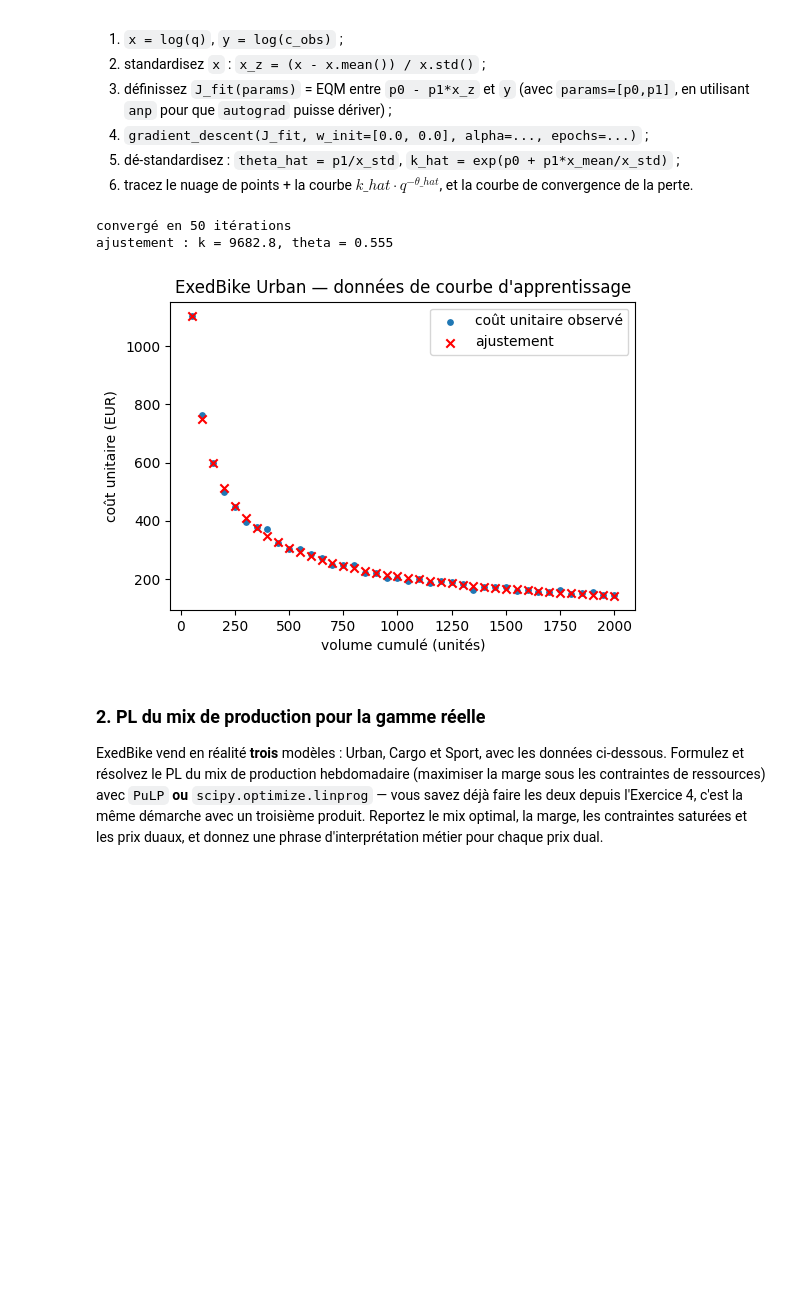
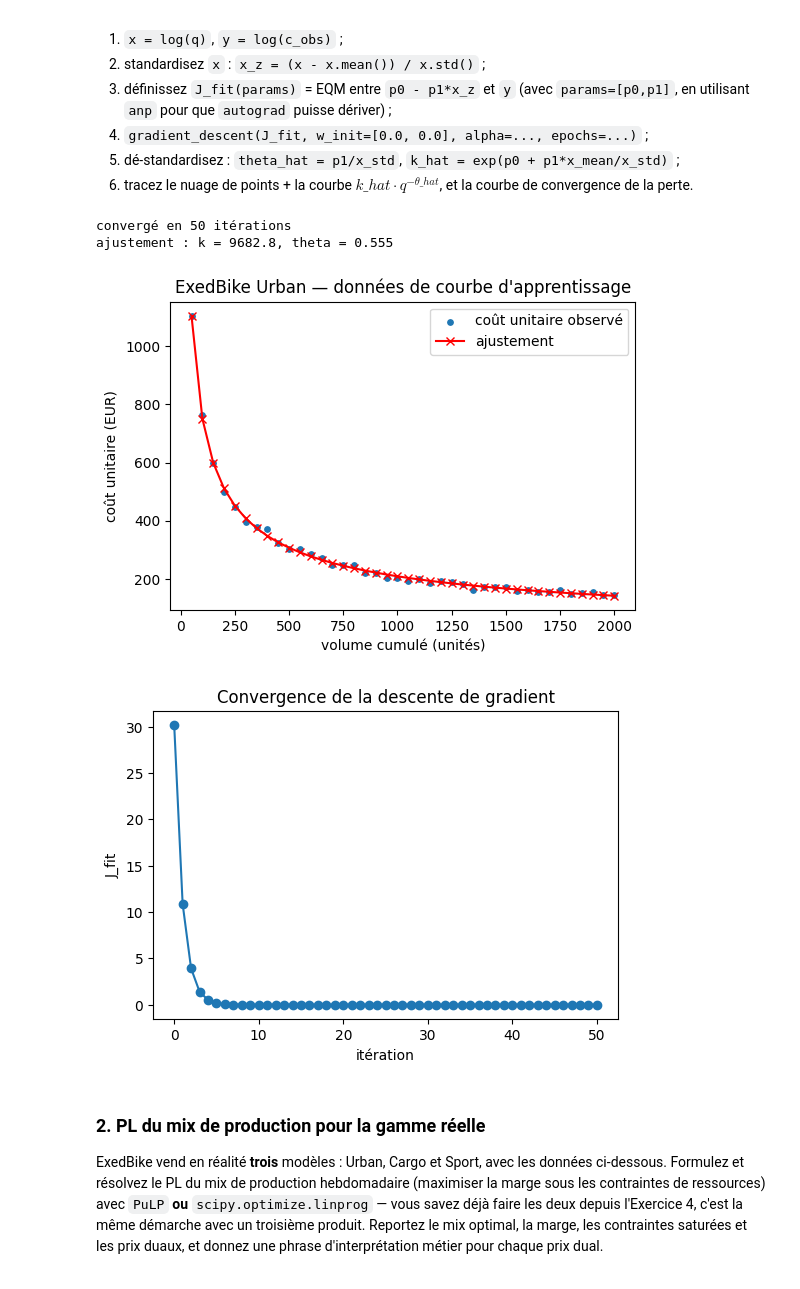
Before and after one commit to neuronexed/Optimisation-S1-LP, a Jupyter notebook: Seance1_TP1_optimisation_continue_lineaire-BERNERD.ipynb, the cells around one changed output. Cells and saved outputs as stored; diff of their text form; code cells hidden in the pictures; blank space fills up the shorter version.

```diff
--- a/Seance1_TP1_optimisation_continue_lineaire-BERNERD.ipynb
+++ b/Seance1_TP1_optimisation_continue_lineaire-BERNERD.ipynb
@@ -252,0 +301,23 @@ Nesterov              :   83 itérations -> w* = [ 1. -2.]
+# %%
+# paramétrage alpha = 0,02 et Beta = 0,8
+# Comparaison des méthodes de descente de gradient sur J_quad_3 et J_quad_30
+results_2 = {}
+for name, fn in [
+    ("Gradient J_quad_3", lambda: gradient_descent(J_quad_3, [4.0, 3.0], 0.02, 500, eps=1e-6)),
+    ("Momentum J_quad_3", lambda: momentum_gd(J_quad_3, [4.0, 3.0], 0.02, 0.8, 500, eps=1e-6)),
+    ("Nesterov J_quad_3", lambda: momentum_gd(J_quad_3, [4.0, 3.0], 0.02, 0.8, 500, eps=1e-6, nesterov=True)),
+    ("Gradient J_quad_30", lambda: gradient_descent(J_quad_30, [4.0, 3.0], 0.02, 500, eps=1e-6)),
+    ("Momentum J_quad_30", lambda: momentum_gd(J_quad_30, [4.0, 3.0], 0.02, 0.8, 500, eps=1e-6)),
+    ("Nesterov J_quad_30", lambda: momentum_gd(J_quad_30, [4.0, 3.0], 0.02, 0.8, 500, eps=1e-6, nesterov=True))
+]:
+    w_star, hist = fn()
+    results_2[name] = len(hist) - 1
+    print(f"{name:22s}: {len(hist)-1:4d} itérations -> w* = {np.round(w_star, 4)}")
+
+plt.figure()
+plt.bar(results_2.keys(), results_2.values(), color=["#5B7FB5", "#E3946A", "#8CB369"])
+plt.xticks(rotation=30, ha="right")
+plt.tight_layout()
+plt.ylabel("itérations pour converger")
+plt.title("Effet de l'accélération (alpha=0.02)")
+plt.show()
@@ -515,40 +606,51 @@ Ajustez $(\log k, \theta)$ en minimisant l'erreur quadratique moyenne **avec vot
 x = np.log(q)
 y = np.log(c_obs)
 
-# ... standardisation, J_fit, gradient_descent, dé-standardisation ...
+# standardisation
 x_z = (x - x.mean()) / x.std()
 
+#J_fit
 def J_fit(params):
     [p0, p1] = params
     y_hat = p0 - p1 * x_z
     return np.mean((y - y_hat)**2)
 
 # Appelle de la fonction gradient de J_fit
 g = grad(J_fit)
 
 # Test de la descente de gradient sur J1d
 params_check, hist = gradient_descent(J_fit, w_init=[0.0, 0.0], alpha=0.2, epochs=100, eps=1e-10)
+
+#dé-standardisation
 theta_hat = params_check[1] / x.std()
 k_hat = np.exp(params_check[0] + theta_hat * x.mean())
 
 
 print(f"convergé en {len(hist)-1} itérations")
 print(f"ajustement : k = {k_hat:.1f}, theta = {theta_hat:.3f}")
 
-# ... graphiques (nuage + ajustement, courbe de convergence) ...
+# Graphiques (nuage + ajustement, courbe de convergence) ...
 plt.figure()
 plt.scatter(q, c_obs, s=15, label="coût unitaire observé")
 plt.xlabel("volume cumulé (unités)")
 plt.ylabel("coût unitaire (EUR)")
 plt.title("ExedBike Urban — données de courbe d'apprentissage")
 plt.legend()
-plt.scatter(q, k_hat * q ** (-theta_hat), color="red", label="ajustement", marker="x")
+plt.plot(q, k_hat * q ** (-theta_hat), color="red", label="ajustement", marker="x")
 plt.legend()
+
+# Graphique de la courbe de convergence de la descente de gradient
+plt.figure()
+plt.plot([J_fit(p) for p in hist], marker="o")
+plt.xlabel("itération")
+plt.ylabel("J_fit")
+plt.title("Convergence de la descente de gradient")
 plt.show()
 # %% [output]
 convergé en 50 itérations
 ajustement : k = 9682.8, theta = 0.555
-[figure, old version]
+[figure, new version]
+[figure, added]
 # %% [markdown]
 ### 2. PL du mix de production pour la gamme réelle
 
```
Also changed, not shown: parts of 11 cells of this notebook.
